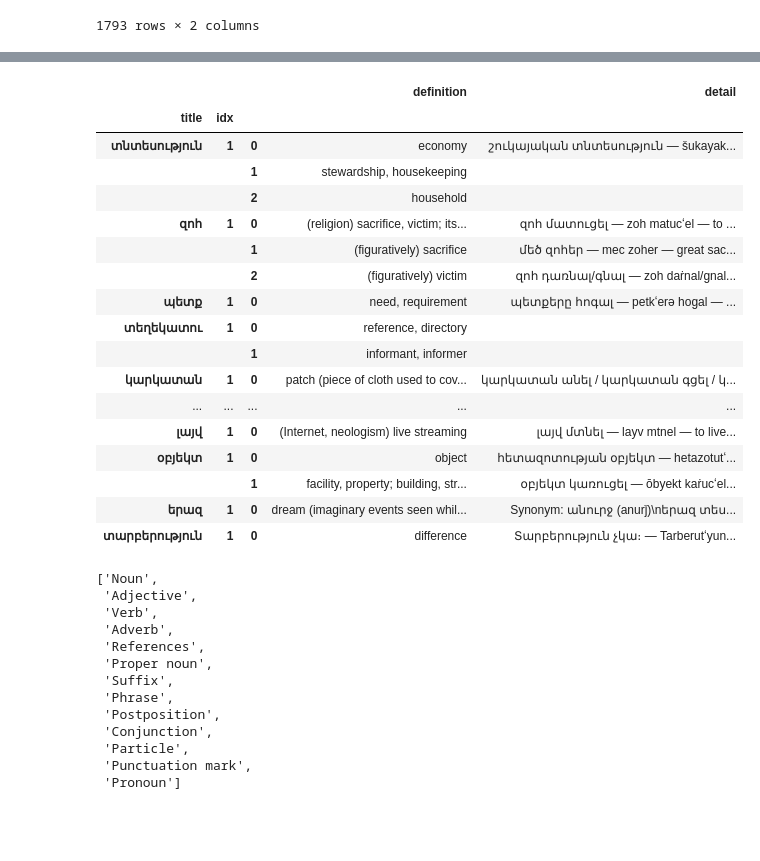
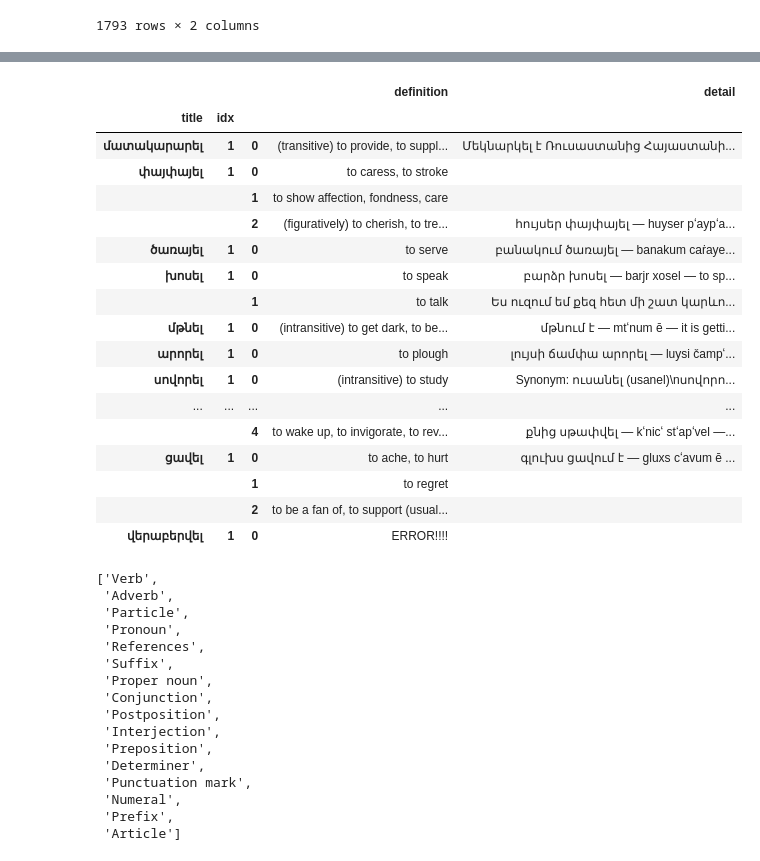
Before and after one commit to kebuhcah/viet-wiktionary-scrape, a Jupyter notebook: sandbox.ipynb, the cells around one changed output, grey strips where cells are left out. Cells and saved outputs as stored; diff of their text form; code cells hidden in the pictures; blank space fills up the shorter version.

Commit message:
Extract larger sample. (todo: handle multiple POS under the same etymology)

```diff
--- a/sandbox.ipynb
+++ b/sandbox.ipynb
@@ -126,7 +122,7 @@ len({'a': 1})
 # %%
 entries = {}
 
-for title, href in tqdm([row[['title','href']].to_list() for _, row in lemmas.sample(100).iterrows()]):
+for title, href in tqdm([row[['title','href']].to_list() for _, row in lemmas.sample(500).iterrows()]):
 #for title, href in tqdm([row[['title','href']].to_list() for _, row in lemmas[lemmas.title.isin(['աման', 'փիս', '-անք', 'համ'])].iterrows()]):
     sections = getLanguageSections(get_soup(href))
     if 'Armenian' not in sections:
@@ -211,6 +224,8 @@ def process_definition(tag):
     if type(tag) != bs4.Tag:
         return tag
     definitions = []
+    if not tag.find('ol'):
+        return [{'definition': 'ERROR!!!!'}]
     for li in tag.find('ol').find_all('li'):
         if li.find('dl'):
             detail_text = li.find('dl').text
@@ -219,27 +234,27 @@ def process_definition(tag):
             definitions.append({'definition': li.text})
     return definitions
 # %%
-pos = 'Noun'
+pos = 'Verb'
 results[results[pos].notna()][pos].sample(10).apply(process_definition).apply(pd.Series).stack().apply(pd.Series).fillna('')
 # %% [output]
 |  |  |  | definition | detail |
 | title | idx |  |  |  |
-| տնտեսություն | 1 | 0 | economy | շուկայական տնտեսություն ― šukayak... |
-|  |  | 1 | stewardship, housekeeping |  |
-|  |  | 2 | household |  |
-| զոհ | 1 | 0 | (religion) sacrifice, victim; its... | զոհ մատուցել ― zoh matucʻel ― to ... |
-|  |  | 1 | (figuratively) sacrifice | մեծ զոհեր ― mec zoher ― great sac... |
-|  |  | 2 | (figuratively) victim | զոհ դառնալ/գնալ ― zoh daṙnal/gnal... |
-| պետք | 1 | 0 | need, requirement | պետքերը հոգալ ― petkʻerə hogal ― ... |
-| տեղեկատու | 1 | 0 | reference, directory |  |
-|  |  | 1 | informant, informer |  |
-| կարկատան | 1 | 0 | patch (piece of cloth used to cov... | կարկատան անել / կարկատան գցել / կ... |
+| մատակարարել | 1 | 0 | (transitive) to provide, to suppl... | Մեկնարկել է Ռուսաստանից Հայաստանի... |
+| փայփայել | 1 | 0 | to caress, to stroke |  |
+|  |  | 1 | to show affection, fondness, care |  |
+|  |  | 2 | (figuratively) to cherish, to tre... | հույսեր փայփայել ― huyser pʻaypʻa... |
+| ծառայել | 1 | 0 | to serve | բանակում ծառայել ― banakum caṙaye... |
+| խոսել | 1 | 0 | to speak | բարձր խոսել ― barjr xosel ― to sp... |
+|  |  | 1 | to talk | Ես ուզում եմ քեզ հետ մի շատ կարևո... |
+| մթնել | 1 | 0 | (intransitive) to get dark, to be... | մթնում է ― mtʻnum ē ― it is getti... |
+| արորել | 1 | 0 | to plough | լույսի ճամփա արորել ― luysi čampʻ... |
+| սովորել | 1 | 0 | (intransitive) to study | Synonym: ուսանել (usanel)\nսովորո... |
 | ... | ... | ... | ... | ... |
-| լայվ | 1 | 0 | (Internet, neologism) live streaming | լայվ մտնել ― layv mtnel ― to live... |
-| օբյեկտ | 1 | 0 | object | հետազոտության օբյեկտ ― hetazotutʻ... |
-|  |  | 1 | facility, property; building, str... | օբյեկտ կառուցել ― ōbyekt kaṙucʻel... |
-| երազ | 1 | 0 | dream (imaginary events seen whil... | Synonym: անուրջ (anurǰ)\nերազ տես... |
-| տարբերություն | 1 | 0 | difference | Տարբերություն չկա։ ― Tarberutʻyun... |
+|  |  | 4 | to wake up, to invigorate, to rev... | քնից սթափվել ― kʻnicʻ stʻapʻvel ―... |
+| ցավել | 1 | 0 | to ache, to hurt | գլուխս ցավում է ― gluxs cʻavum ē ... |
+|  |  | 1 | to regret |  |
+|  |  | 2 | to be a fan of, to support (usual... |  |
+| վերաբերվել | 1 | 0 | ERROR!!!! |  |
 # %%
 def find_element(tag, element):
     if type(tag) != bs4.Tag:
@@ -250,16 +265,19 @@ def find_element(tag, element):
  [lambda x:x>0][lambda x:x<90].sort_values(ascending=False).index.to_list()
 )
 # %% [output]
-['Noun',
- 'Adjective',
- 'Verb',
+['Verb',
  'Adverb',
+ 'Particle',
+ 'Pronoun',
  'References',
+ 'Suffix',
  'Proper noun',
- 'Suffix',
- 'Phrase',
+ 'Conjunction',
  'Postposition',
- 'Conjunction',
- 'Particle',
+ 'Interjection',
+ 'Preposition',
+ 'Determiner',
  'Punctuation mark',
- 'Pronoun']
+ 'Numeral',
+ 'Prefix',
+ 'Article']
```
Also changed, not shown: parts of 5 cells of this notebook.
